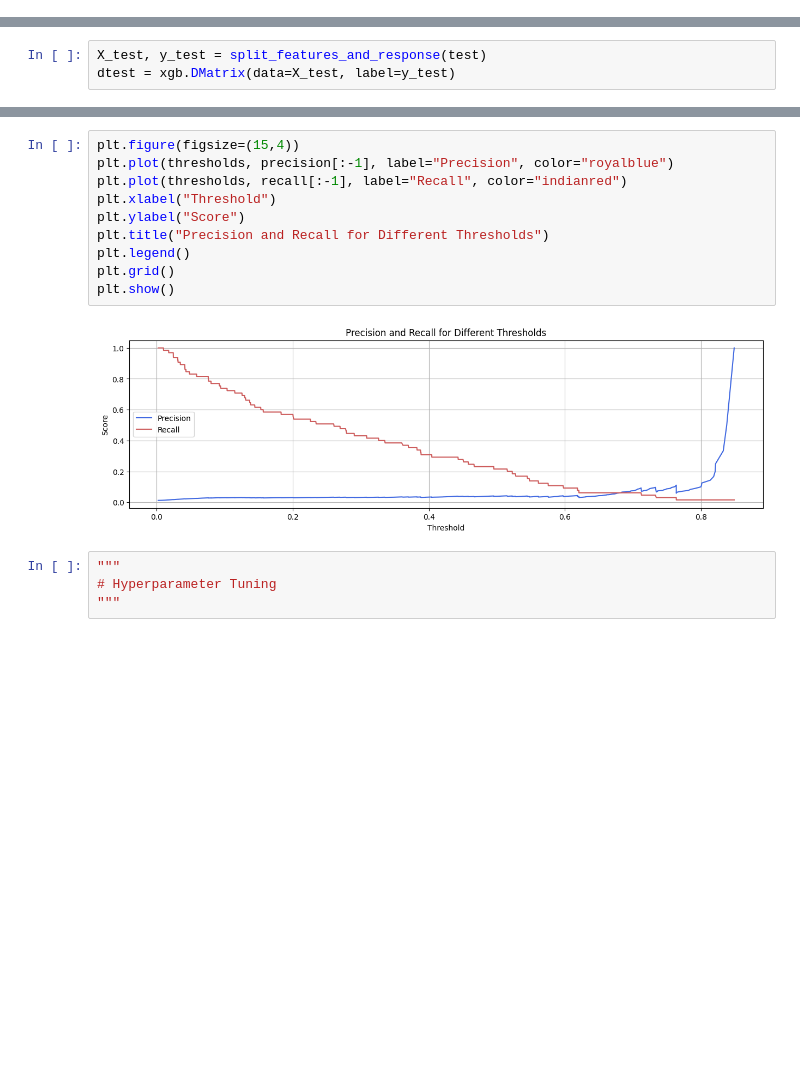
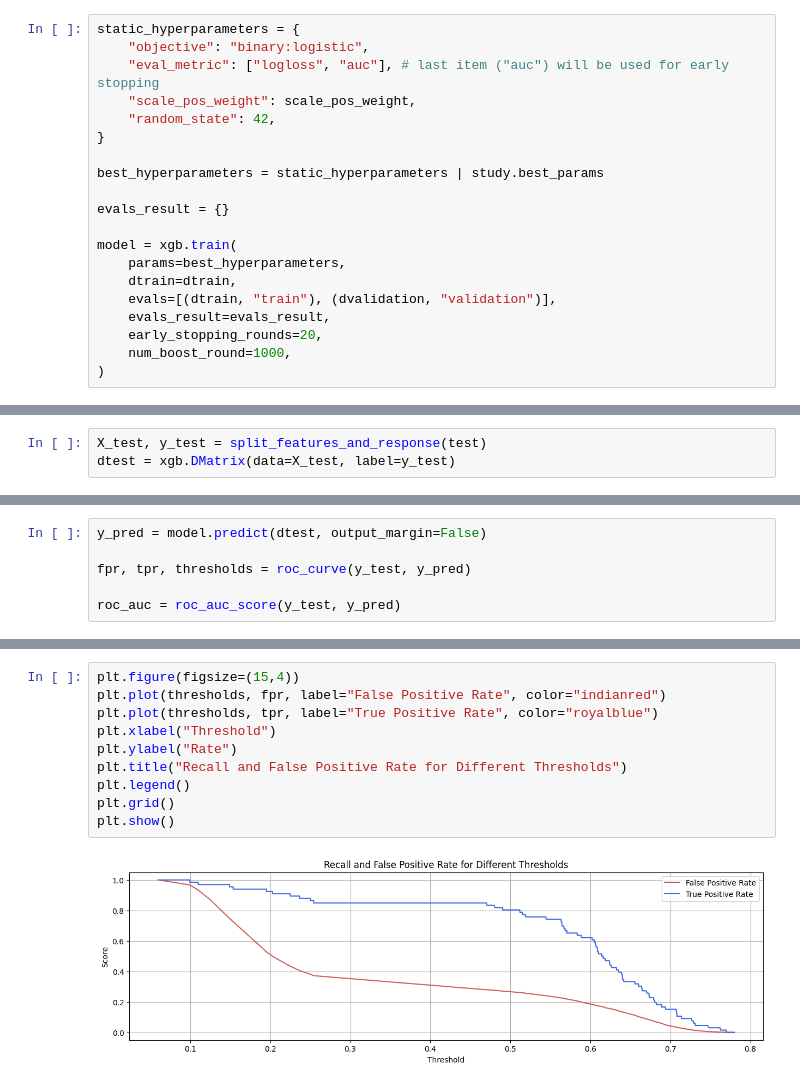
Before and after one commit to PatrickChristoph/udacity_capstone, a Jupyter notebook: src/customer_prediction.ipynb, the cells around one changed output, grey strips where cells are left out. Cells and saved outputs as stored; diff of their text form; blank space fills up the shorter version.

Commit message:
added evaluation plots

```diff
--- a/src/customer_prediction.ipynb
+++ b/src/customer_prediction.ipynb
@@ -150,0 +193,20 @@ model = xgb.train(
+# %%
+static_hyperparameters = {
+    "objective": "binary:logistic",
+    "eval_metric": ["logloss", "auc"], # last item ("auc") will be used for early stopping
+    "scale_pos_weight": scale_pos_weight,
+    "random_state": 42,
+}
+
+best_hyperparameters = static_hyperparameters | study.best_params
+
+evals_result = {}
+
+model = xgb.train(
+    params=best_hyperparameters,
+    dtrain=dtrain,
+    evals=[(dtrain, "train"), (dvalidation, "validation")],
+    evals_result=evals_result,
+    early_stopping_rounds=20,
+    num_boost_round=1000,
+)
@@ -218,0 +274,6 @@ plt.show()
+# %%
+y_pred = model.predict(dtest, output_margin=False)
+
+fpr, tpr, thresholds = roc_curve(y_test, y_pred)
+
+roc_auc = roc_auc_score(y_test, y_pred)
@@ -219,16 +292,12 @@ plt.show()
 # %%
 plt.figure(figsize=(15,4))
-plt.plot(thresholds, precision[:-1], label="Precision", color="royalblue")
-plt.plot(thresholds, recall[:-1], label="Recall", color="indianred")
+plt.plot(thresholds, fpr, label="False Positive Rate", color="indianred")
+plt.plot(thresholds, tpr, label="True Positive Rate", color="royalblue")
 plt.xlabel("Threshold")
-plt.ylabel("Score")
-plt.title("Precision and Recall for Different Thresholds")
+plt.ylabel("Rate")
+plt.title("Recall and False Positive Rate for Different Thresholds")
 plt.legend()
 plt.grid()
 plt.show()
 # %% [output]
-[figure, old version]
+[figure, new version]
-# %%
-"""
-# Hyperparameter Tuning
-"""
```
Also changed, not shown: parts of 20 cells of this notebook.
